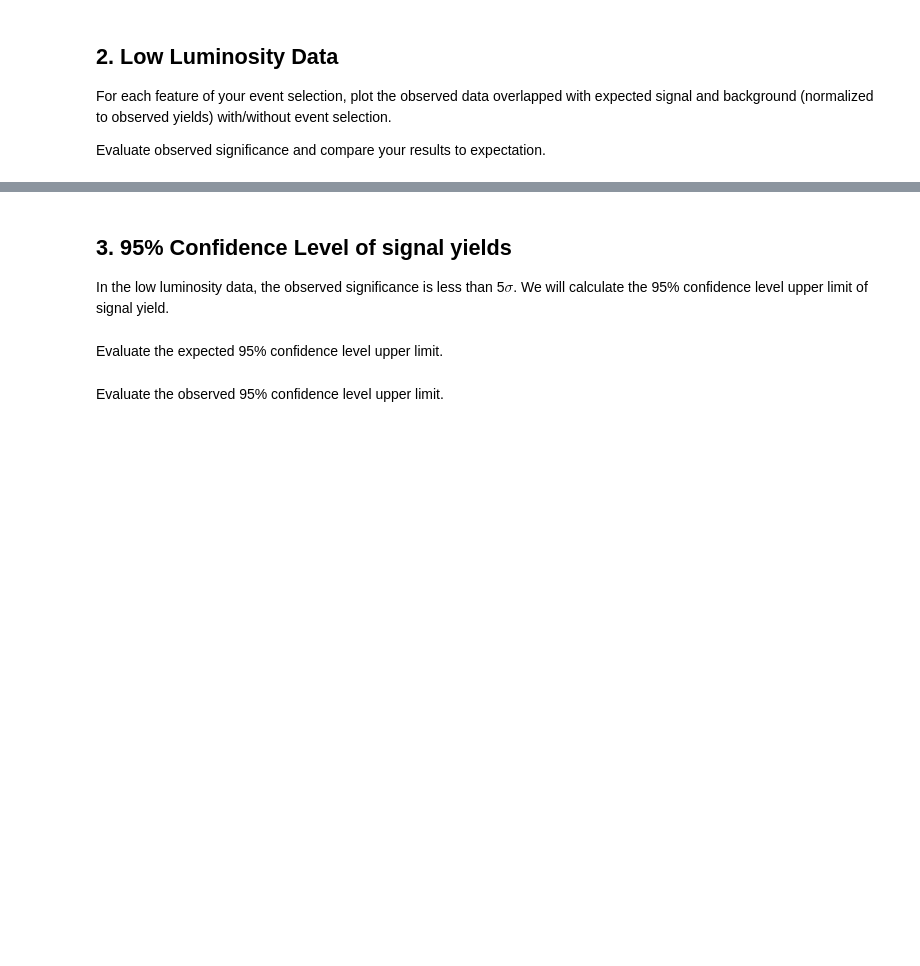
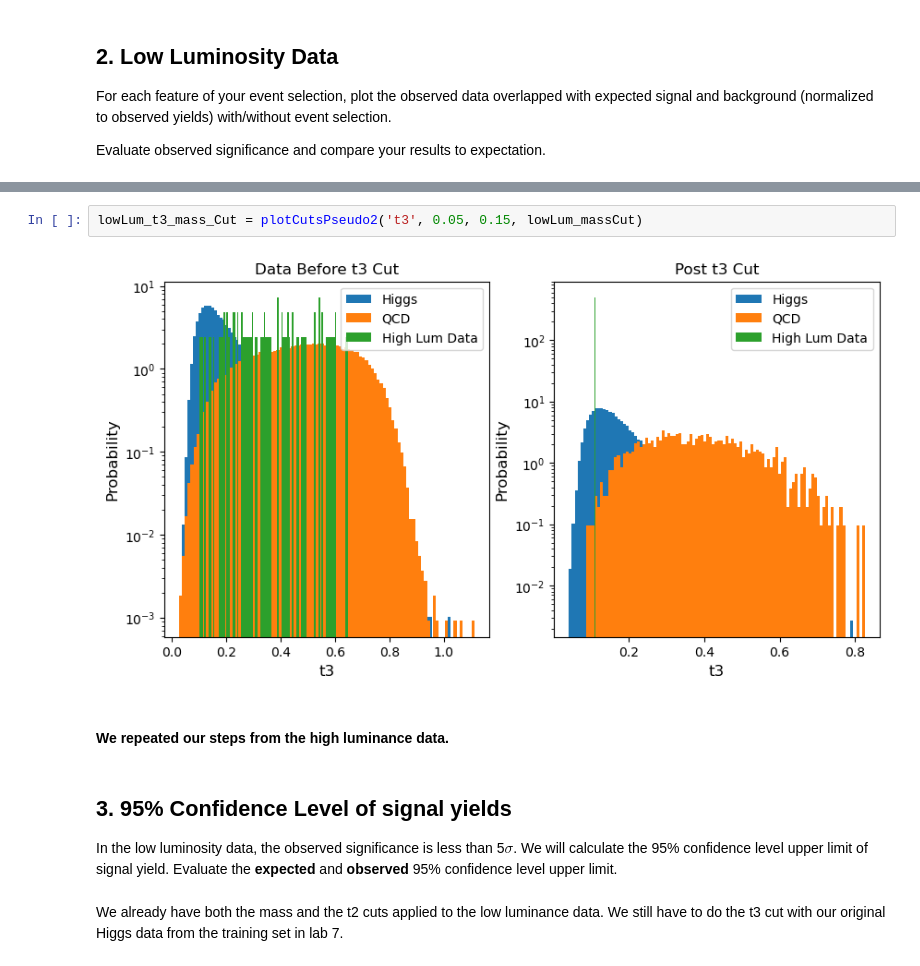
Before and after one commit to Mick-Ross/Computational-Data-Analysis, a Jupyter notebook: Lab 7-8/Lab_7&8.ipynb, the cells around one changed output, grey strips where cells are left out. Cells and saved outputs as stored; diff of their text form; blank space fills up the shorter version.

```diff
--- a/Lab 7-8/Lab_7&8.ipynb
+++ b/Lab 7-8/Lab_7&8.ipynb
@@ -345,8 +358,12 @@ lowLum_n_Higgs = ((len()))
+# %%
+lowLum_t3_mass_Cut = plotCutsPseudo2('t3', 0.05, 0.15, lowLum_massCut)
+# %% [output]
+[figure, added]
+# %% [markdown]
+#### We repeated our steps from the high luminance data.
 # %% [markdown]
 ## 3. 95% Confidence Level of signal yields
 
-In the low luminosity data, the observed significance is less than 5$\sigma$. We will calculate the 95% confidence level upper limit of signal yield.
+In the low luminosity data, the observed significance is less than 5$\sigma$. We will calculate the 95% confidence level upper limit of signal yield. Evaluate the __expected__ and __observed__ 95% confidence level upper limit.
-# %% [markdown]
-Evaluate the expected 95% confidence level upper limit.
-# %% [markdown]
-Evaluate the observed 95% confidence level upper limit.
+# %% [markdown]
+We already have both the mass and the t2 cuts applied to the low luminance data. We still have to do the t3 cut with our original Higgs data from the training set in lab 7.
```
Also changed, not shown: parts of 12 cells of this notebook.
